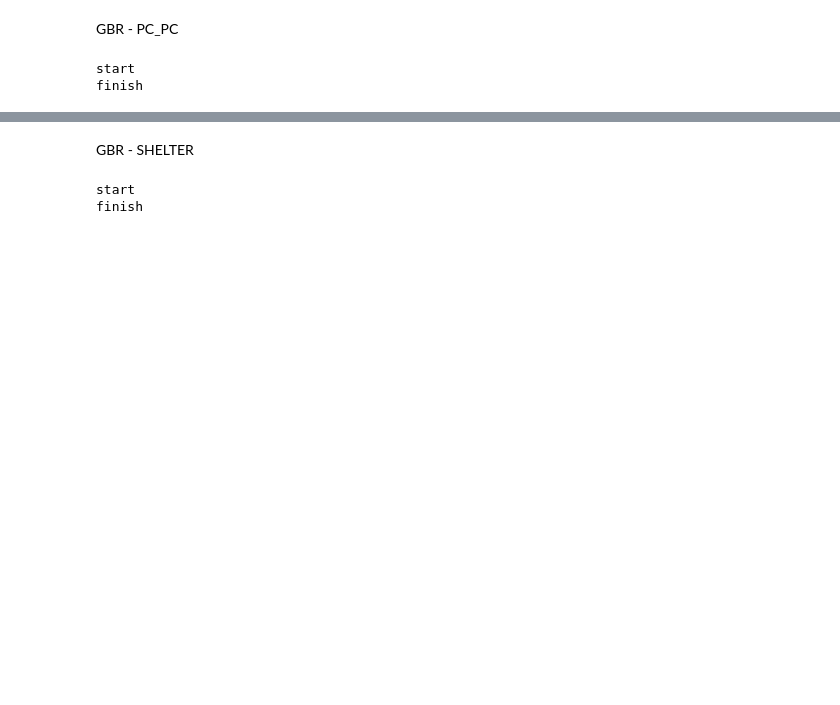
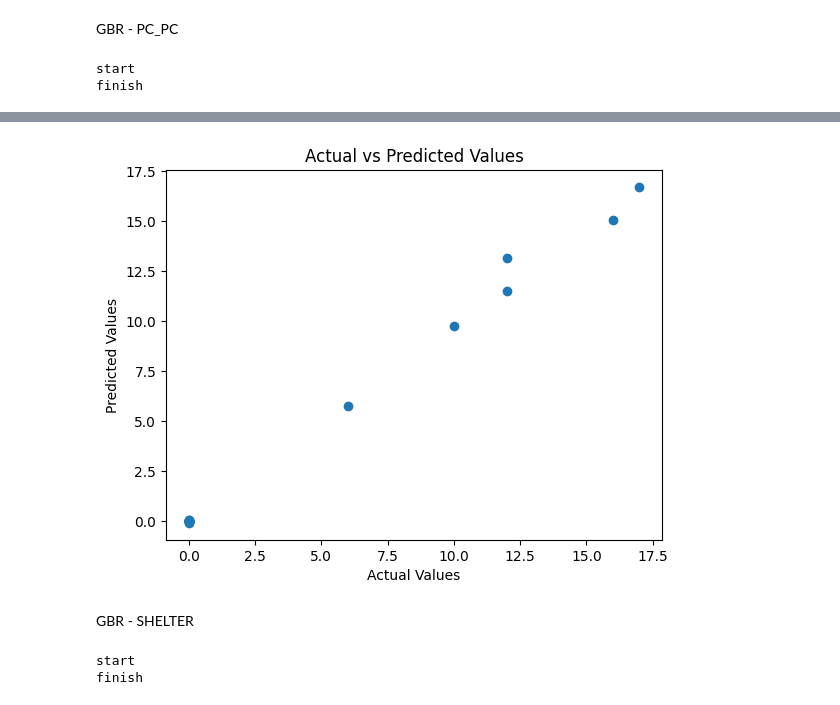
Before and after one commit to reo113/GuideHouse_Project, a Jupyter notebook: guidehouse.ipynb, the cells around one changed output, grey strips where cells are left out. Drawn from its saved outputs; the diff is of its cells as text; code cells hidden in the pictures; blank space fills up the shorter version.

```diff
--- a/guidehouse.ipynb
+++ b/guidehouse.ipynb
@@ -779,3 +779,11 @@ The rmse and r2 for PC_PC is:
+# %%
+plt.scatter(y_test_pc_pc, prediction)
+plt.xlabel('Actual Values')
+plt.ylabel('Predicted Values')
+plt.title('Actual vs Predicted Values')
+plt.show()
+# %% [output]
+[figure, added]
 # %% [markdown]
 GBR - SHELTER
 # %%
```
Also changed, not shown: parts of 13 cells of this notebook.
